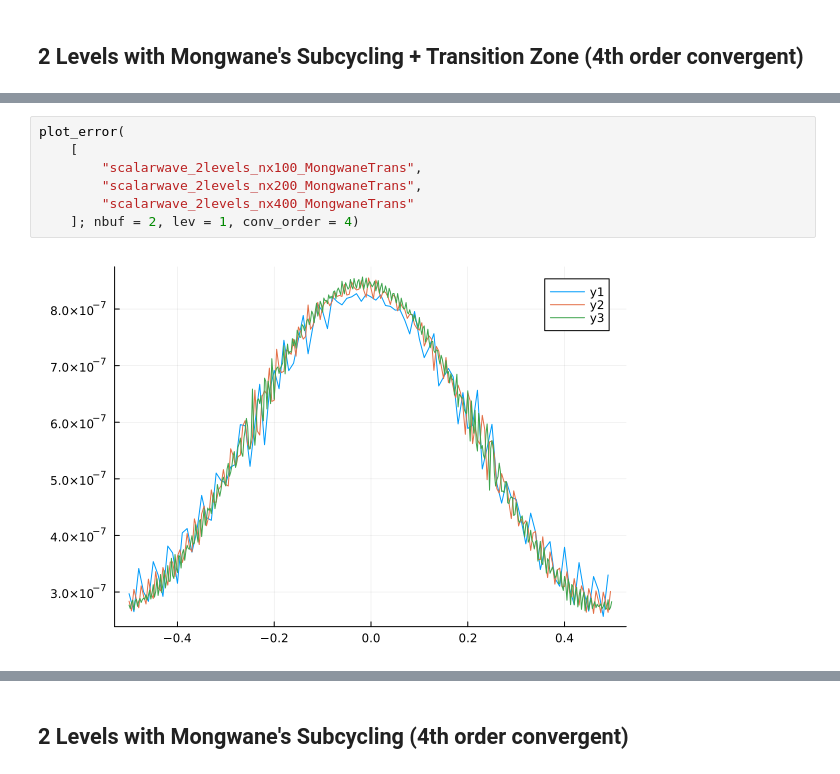
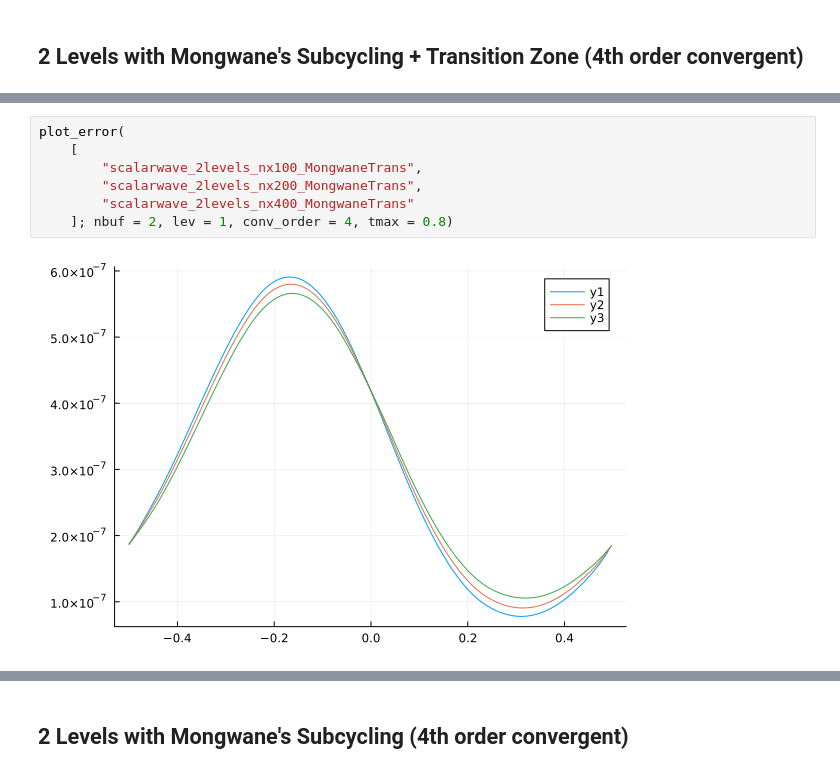
Before and after one commit to lwJi/Docs-Subcycling, a Jupyter notebook: ipynb/Convergence.ipynb, the cells around one changed output, grey strips where cells are left out. Cells and saved outputs as stored; diff of their text form.

```diff
--- a/ipynb/Convergence.ipynb
+++ b/ipynb/Convergence.ipynb
@@ -33,12 +51,12 @@ plot_error (generic function with 1 method)
 # %%
 plot_error(
     [
         "scalarwave_2levels_nx100_MongwaneTrans",
         "scalarwave_2levels_nx200_MongwaneTrans",
         "scalarwave_2levels_nx400_MongwaneTrans"
-    ]; nbuf = 2, lev = 1, conv_order = 4)
+    ]; nbuf = 2, lev = 1, conv_order = 4, tmax = 0.8)
 # %% [output]
-[figure, old version]
+[figure, new version]
 # %%
 plot_error(
     [
```
Also changed, not shown: parts of 8 cells of this notebook.
